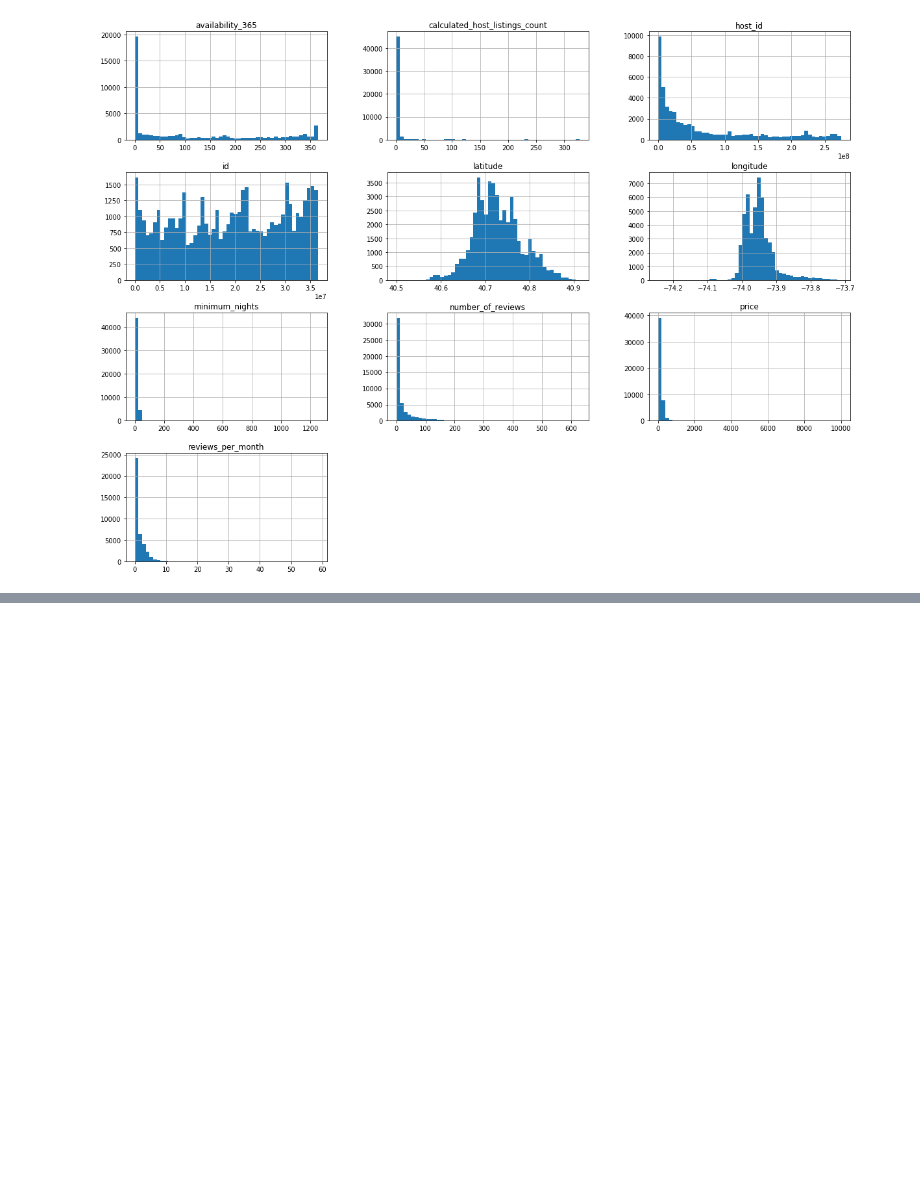
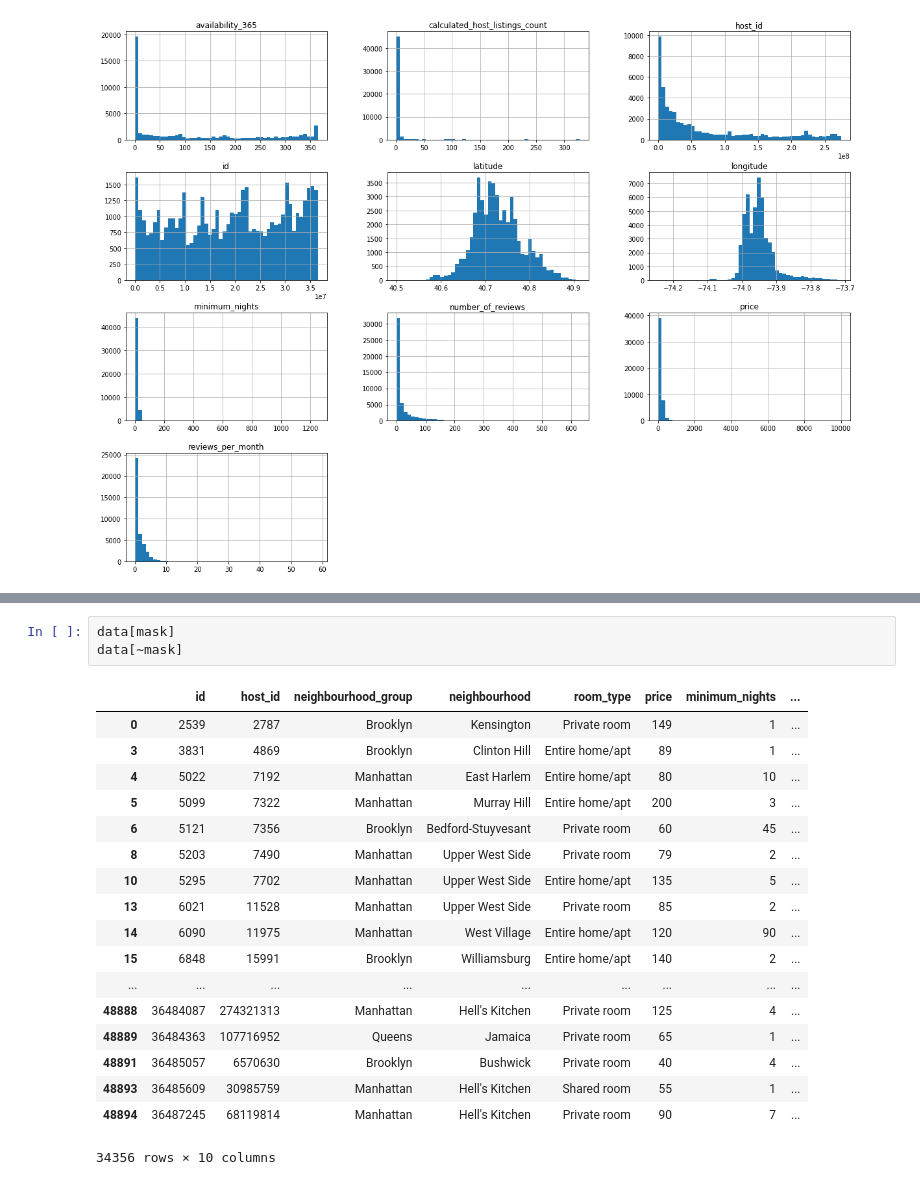
Before and after one commit to stanaityted/Airbnb, a Jupyter notebook: Airbnb data EDA.ipynb, the cells around one changed output, grey strips where cells are left out. Drawn from its saved outputs; the diff is of its cells as text; blank space fills up the shorter version.

```diff
--- a/Airbnb data EDA.ipynb
+++ b/Airbnb data EDA.ipynb
@@ -90,0 +159,22 @@ plt.show()
+# %%
+data[mask]
+data[~mask]
+# %% [output]
+|  | id | host_id | neighbourhood_group | neighbourhood | room_type | price | minimum_nights | ... |
+| 0 | 2539 | 2787 | Brooklyn | Kensington | Private room | 149 | 1 | ... |
+| 3 | 3831 | 4869 | Brooklyn | Clinton Hill | Entire home/apt | 89 | 1 | ... |
+| 4 | 5022 | 7192 | Manhattan | East Harlem | Entire home/apt | 80 | 10 | ... |
+| 5 | 5099 | 7322 | Manhattan | Murray Hill | Entire home/apt | 200 | 3 | ... |
+| 6 | 5121 | 7356 | Brooklyn | Bedford-Stuyvesant | Private room | 60 | 45 | ... |
+| 8 | 5203 | 7490 | Manhattan | Upper West Side | Private room | 79 | 2 | ... |
+| 10 | 5295 | 7702 | Manhattan | Upper West Side | Entire home/apt | 135 | 5 | ... |
+| 13 | 6021 | 11528 | Manhattan | Upper West Side | Private room | 85 | 2 | ... |
+| 14 | 6090 | 11975 | Manhattan | West Village | Entire home/apt | 120 | 90 | ... |
+| 15 | 6848 | 15991 | Brooklyn | Williamsburg | Entire home/apt | 140 | 2 | ... |
+| ... | ... | ... | ... | ... | ... | ... | ... | ... |
+| 48888 | 36484087 | 274321313 | Manhattan | Hell's Kitchen | Private room | 125 | 4 | ... |
+| 48889 | 36484363 | 107716952 | Queens | Jamaica | Private room | 65 | 1 | ... |
+| 48891 | 36485057 | 6570630 | Brooklyn | Bushwick | Private room | 40 | 4 | ... |
+| 48893 | 36485609 | 30985759 | Manhattan | Hell's Kitchen | Shared room | 55 | 1 | ... |
+| 48894 | 36487245 | 68119814 | Manhattan | Hell's Kitchen | Private room | 90 | 7 | ... |
+34356 rows × 10 columns
```
Also changed, not shown: parts of 26 cells of this notebook.
